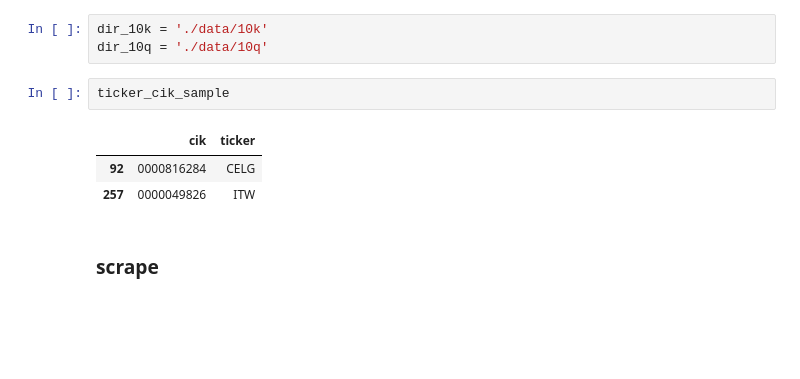
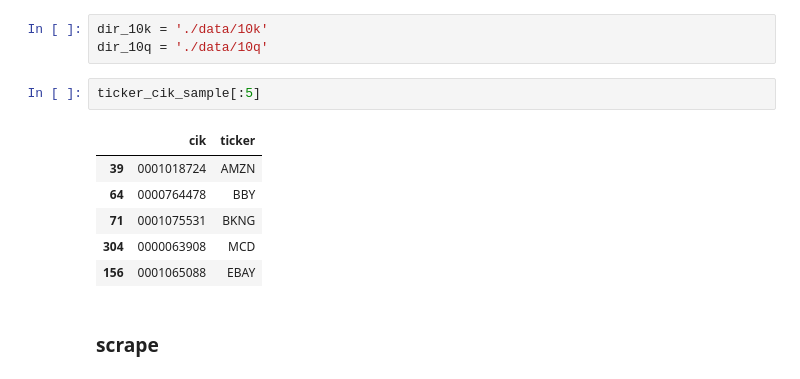
Before and after one commit to mbinkhaled/esg_nlp, a Jupyter notebook: 1. scraper.ipynb, the cells around one changed output. Drawn from its saved outputs; the diff is of its cells as text; blank space fills up the shorter version.

```diff
--- a/1. scraper.ipynb
+++ b/1. scraper.ipynb
@@ -472,11 +474,14 @@ def Scrape10Q(browse_url_base, filing_url_base, doc_url_base, cik, log_file_name
 dir_10k = './data/10k'
 dir_10q = './data/10q'
 # %%
-ticker_cik_sample
+ticker_cik_sample[:5]
 # %% [output]
 |  | cik | ticker |
-| 92 | 0000816284 | CELG |
-| 257 | 0000049826 | ITW |
+| 39 | 0001018724 | AMZN |
+| 64 | 0000764478 | BBY |
+| 71 | 0001075531 | BKNG |
+| 304 | 0000063908 | MCD |
+| 156 | 0001065088 | EBAY |
 # %% [markdown]
 ### scrape
 # %%
```
Also changed, not shown: parts of 12 cells of this notebook.
